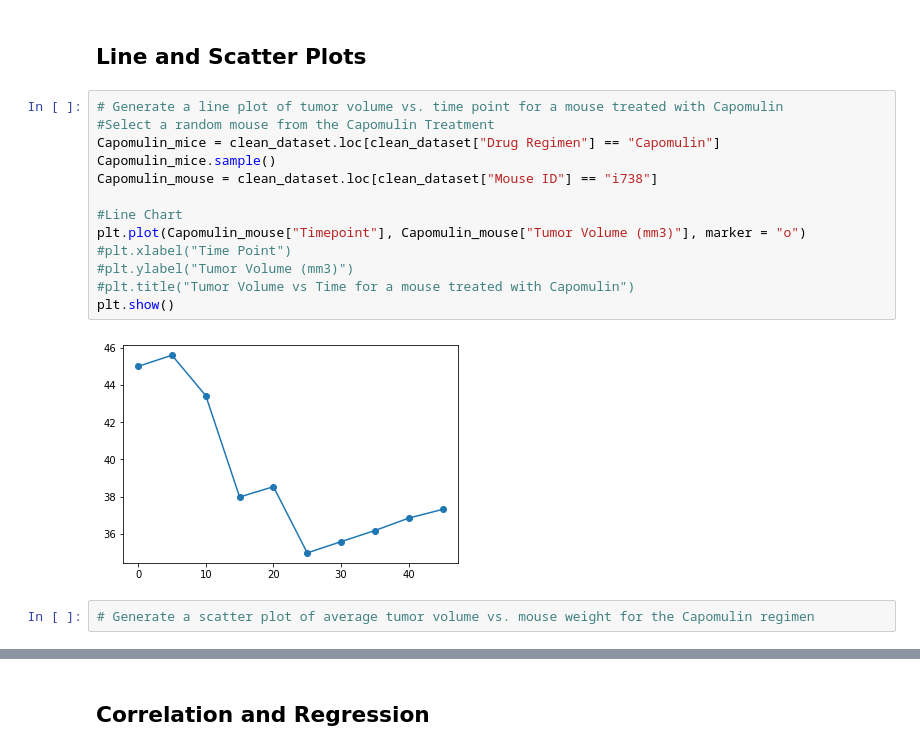
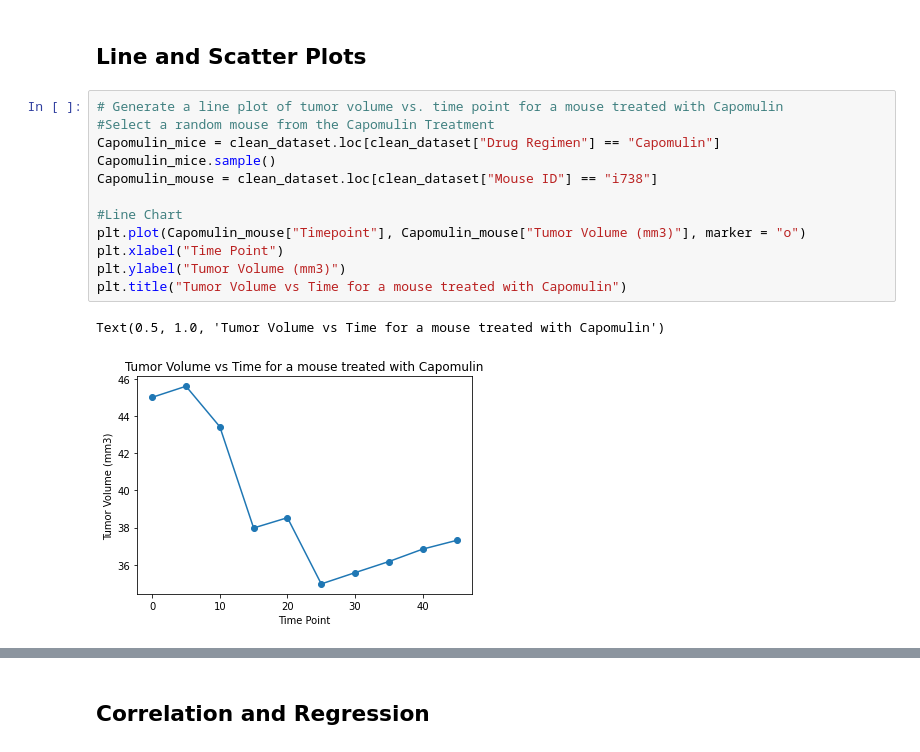
Before and after one commit to mcastl/Matplotlib-Challenge, a Jupyter notebook: Matplotlib-Challenge.ipynb, the cells around one changed output, grey strips where cells are left out. Saved outputs shown, nothing was run; the diff lists cells and outputs as text.

```diff
--- a/Matplotlib-Challenge.ipynb
+++ b/Matplotlib-Challenge.ipynb
@@ -248,17 +248,15 @@ plt.show()
 # %%
 # Generate a line plot of tumor volume vs. time point for a mouse treated with Capomulin
 #Select a random mouse from the Capomulin Treatment
 Capomulin_mice = clean_dataset.loc[clean_dataset["Drug Regimen"] == "Capomulin"]
 Capomulin_mice.sample()
 Capomulin_mouse = clean_dataset.loc[clean_dataset["Mouse ID"] == "i738"]
 
 #Line Chart
 plt.plot(Capomulin_mouse["Timepoint"], Capomulin_mouse["Tumor Volume (mm3)"], marker = "o")
-#plt.xlabel("Time Point")
-#plt.ylabel("Tumor Volume (mm3)")
-#plt.title("Tumor Volume vs Time for a mouse treated with Capomulin")
-plt.show()
+plt.xlabel("Time Point")
+plt.ylabel("Tumor Volume (mm3)")
+plt.title("Tumor Volume vs Time for a mouse treated with Capomulin")
 # %% [output]
+Text(0.5, 1.0, 'Tumor Volume vs Time for a mouse treated with Capomulin')
-[figure, old version]
+[figure, new version]
-# %%
-# Generate a scatter plot of average tumor volume vs. mouse weight for the Capomulin regimen
```
Also changed, not shown: parts of 3 cells of this notebook.
